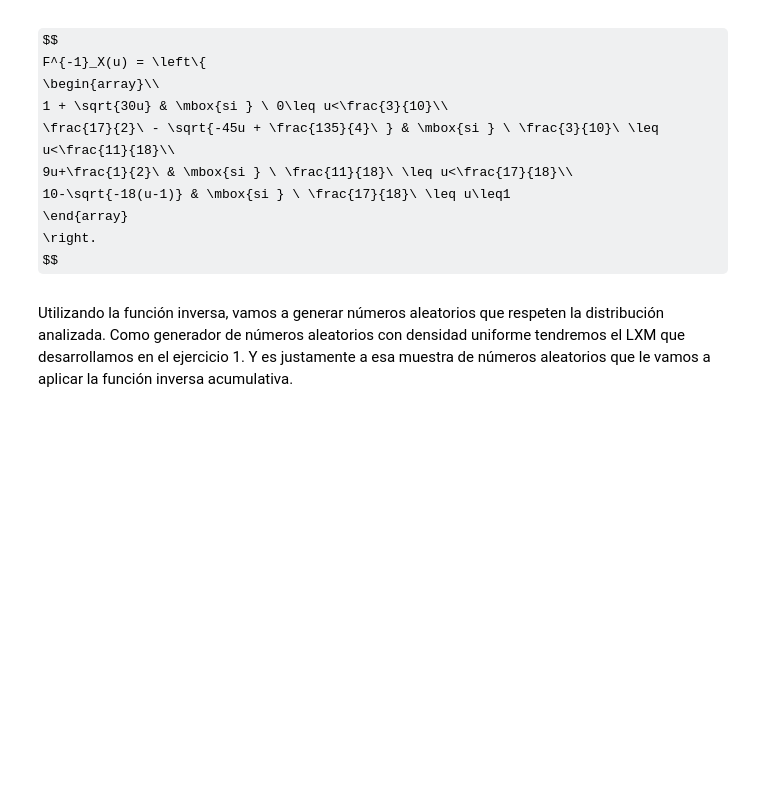
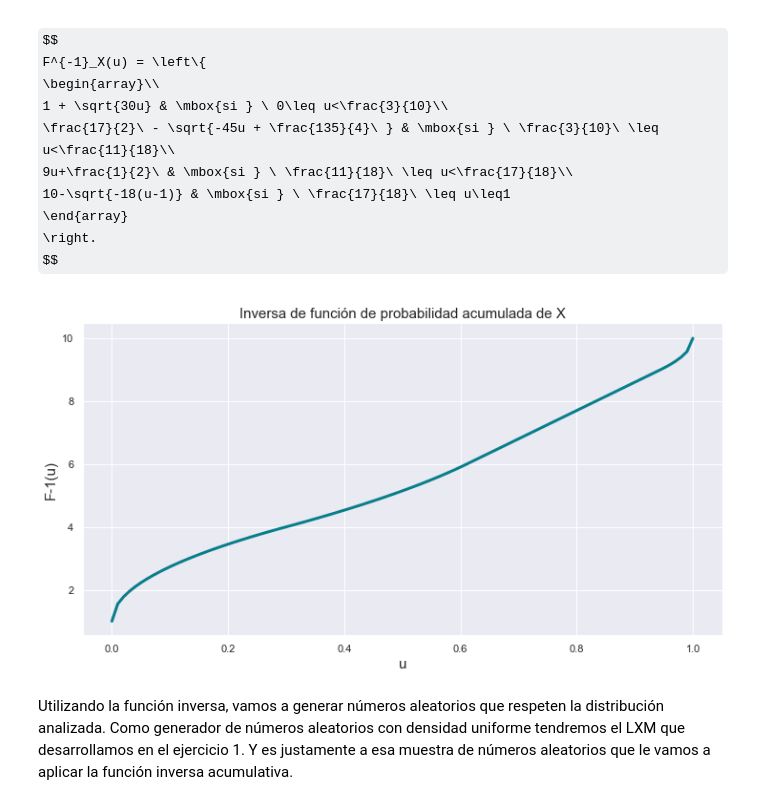
Before and after one commit to brunograssano/Simulacion-fiuba, a Jupyter notebook: TP_1_2022.ipynb, the cells around one changed output. Cells and saved outputs as stored; diff of their text form; code cells hidden in the pictures; some formulas as TeX source; blank space fills up the shorter version.

```diff
--- a/TP_1_2022.ipynb
+++ b/TP_1_2022.ipynb
@@ -424,18 +452,23 @@ def F_X_inversa(u):
         print("La función no está definida para {0}".format(u))
         raise NotImplementedError
 # %%
-x = np.linspace(0 ,1, 100)
-y = [F_X_inversa(i) for i in x]
+def plot_inversa():
+    x = np.linspace(0 ,1, 100)
+    y = [F_X_inversa(i) for i in x]
 
-fig = plt.figure(figsize=(12, 6))
-ax = fig.add_subplot(1, 1, 1)
-ax.spines['right'].set_color('none')
-ax.spines['top'].set_color('none')
-plt.title("Inversa de función de probabilidad acumulada de X",size=15)
-plt.plot(x, y, color='#087E8B', linewidth=3.0)
-plt.xlabel('u', size=15)
-plt.ylabel('F-1(u)', size=15)
-plt.show()
+    fig = plt.figure(figsize=(12, 6))
+    ax = fig.add_subplot(1, 1, 1)
+    ax.spines['right'].set_color('none')
+    ax.spines['top'].set_color('none')
+    plt.title("Inversa de función de probabilidad acumulada de X",size=15)
+    plt.plot(x, y, color='#087E8B', linewidth=3.0)
+    plt.xlabel('u', size=15)
+    plt.ylabel('F-1(u)', size=15)
+    plt.show()
+# %%
+plot_inversa()
+# %% [output]
+[figure, added]
 # %% [markdown]
 Utilizando la función inversa, vamos a generar números aleatorios que respeten la distribución analizada. Como generador de números aleatorios con densidad uniforme tendremos el LXM que desarrollamos en el ejercicio 1. Y es justamente a esa muestra de números aleatorios que le vamos a aplicar la función inversa acumulativa.
 # %%
```
Also changed, not shown: parts of 89 cells of this notebook, 10 other files.
